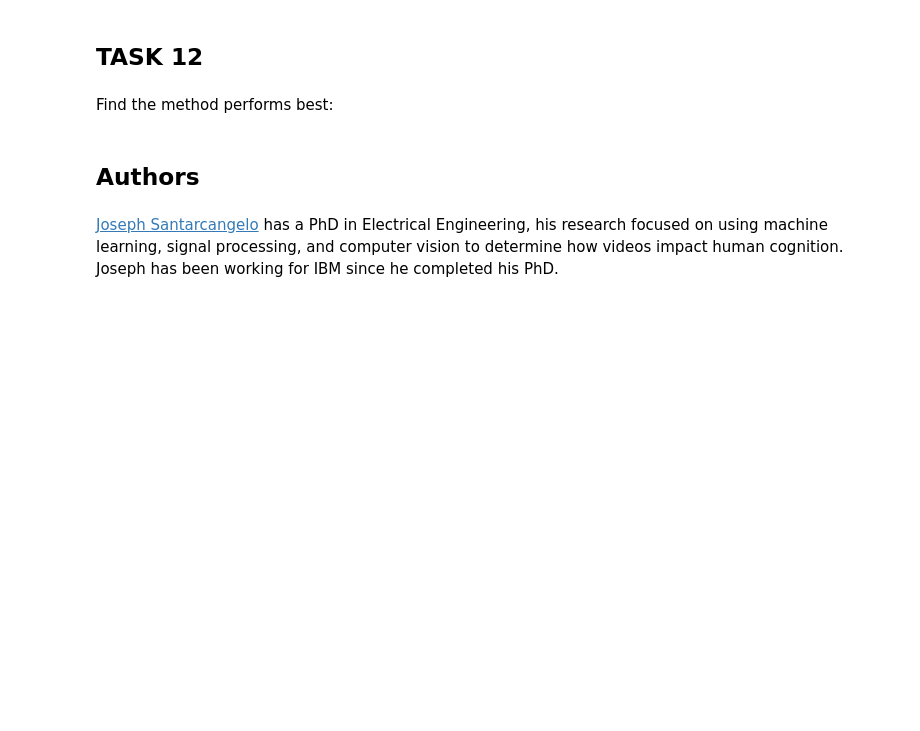
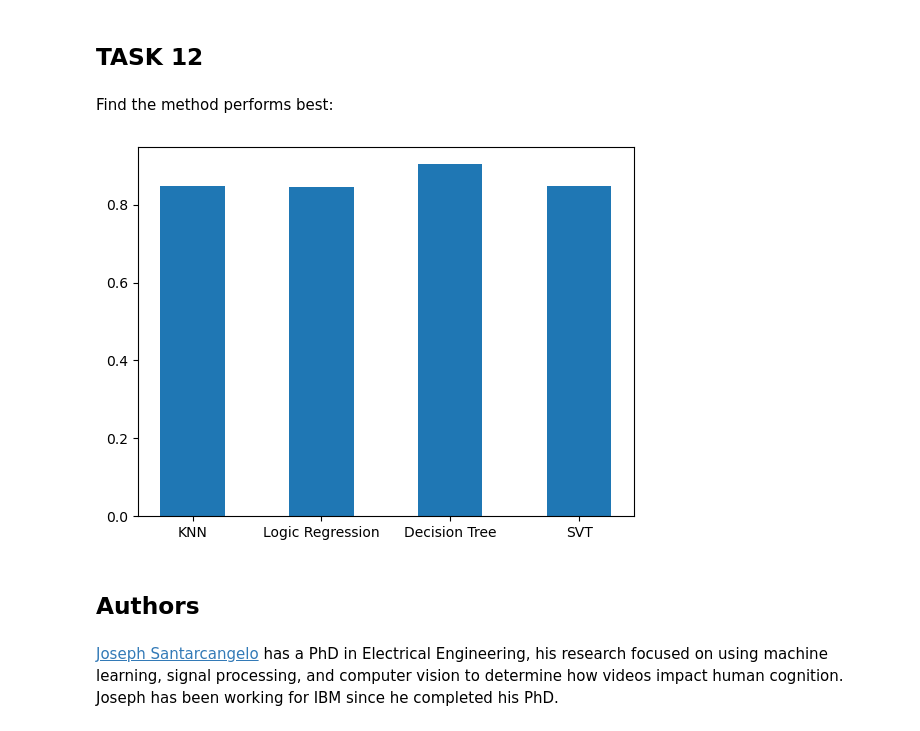
Before and after one commit to SiarheiThor/IBM-Data-Science, a Jupyter notebook: SpaceX_Machine Learning Prediction_Part_5.ipynb, the cells around one changed output. Drawn from its saved outputs; the diff is of its cells as text; code cells hidden in the pictures; blank space fills up the shorter version.

```diff
--- a/SpaceX_Machine Learning Prediction_Part_5.ipynb
+++ b/SpaceX_Machine Learning Prediction_Part_5.ipynb
@@ -178,6 +178,7 @@ accuracy : 0.8464285714285713
 We output the <code>GridSearchCV</code> object for logistic regression. We display the best parameters using the data attribute <code>best_params\_</code> and the accuracy on the validation data using the data attribute <code>best_score\_</code>.
 # %%
 print("tuned hpyerparameters :(best parameters) ",logreg_cv.best_params_)
+logreg_accuracy = logreg_cv.best_score_
 print("accuracy :",logreg_cv.best_score_)
 # %% [output]
 tuned hpyerparameters :(best parameters)  {'C': 0.01, 'penalty': 'l2', 'solver': 'lbfgs'}
@@ -220,6 +221,7 @@ GridSearchCV(cv=10, estimator=SVC(),
                          'kernel': ('linear', 'rbf', 'poly', 'rbf', 'sigmoid')})
 # %%
 print("tuned hpyerparameters :(best parameters) ",svm_cv.best_params_)
+svm_accuracy = svm_cv.best_score_
 print("accuracy :",svm_cv.best_score_)
 # %% [output]
 tuned hpyerparameters :(best parameters)  {'C': 1.0, 'gamma': 0.03162277660168379, 'kernel': 'sigmoid'}
@@ -265,5 +267,6 @@ GridSearchCV(cv=10, estimator=DecisionTreeClassifier(),
                          'splitter': ['best', 'random']})
 # %%
 print("tuned hpyerparameters :(best parameters) ",tree_cv.best_params_)
+tree_accuracy = tree_cv.best_score_
 print("accuracy :",tree_cv.best_score_)
 # %% [output]
@@ -304,6 +307,7 @@ GridSearchCV(cv=10, estimator=KNeighborsClassifier(),
                          'p': [1, 2]})
 # %%
 print("tuned hpyerparameters :(best parameters) ",knn_cv.best_params_)
+knn_accuracy = knn_cv.best_score_
 print("accuracy :",knn_cv.best_score_)
 # %% [output]
 tuned hpyerparameters :(best parameters)  {'algorithm': 'auto', 'n_neighbors': 10, 'p': 1}
@@ -327,6 +331,19 @@ plot_confusion_matrix(y_test,yhat)
 ## TASK  12
 # %% [markdown]
 Find the method performs best:
+# %%
+dict_models = {'KNN' : knn_accuracy,
+                'Logic Regression' : logreg_accuracy,
+                'Decision Tree' : tree_accuracy,
+                 'SVT' : svm_accuracy}
+
+names = list(dict_models.keys())
+values = list(dict_models.values())
+
+plt.bar(range(len(dict_models)), values, tick_label=names, width=0.5, bottom=None)
+plt.show()
+# %% [output]
+[figure, added]
 # %% [markdown]
 ## Authors
 # %% [markdown]
```
Also changed, not shown: parts of 2 cells of this notebook.
